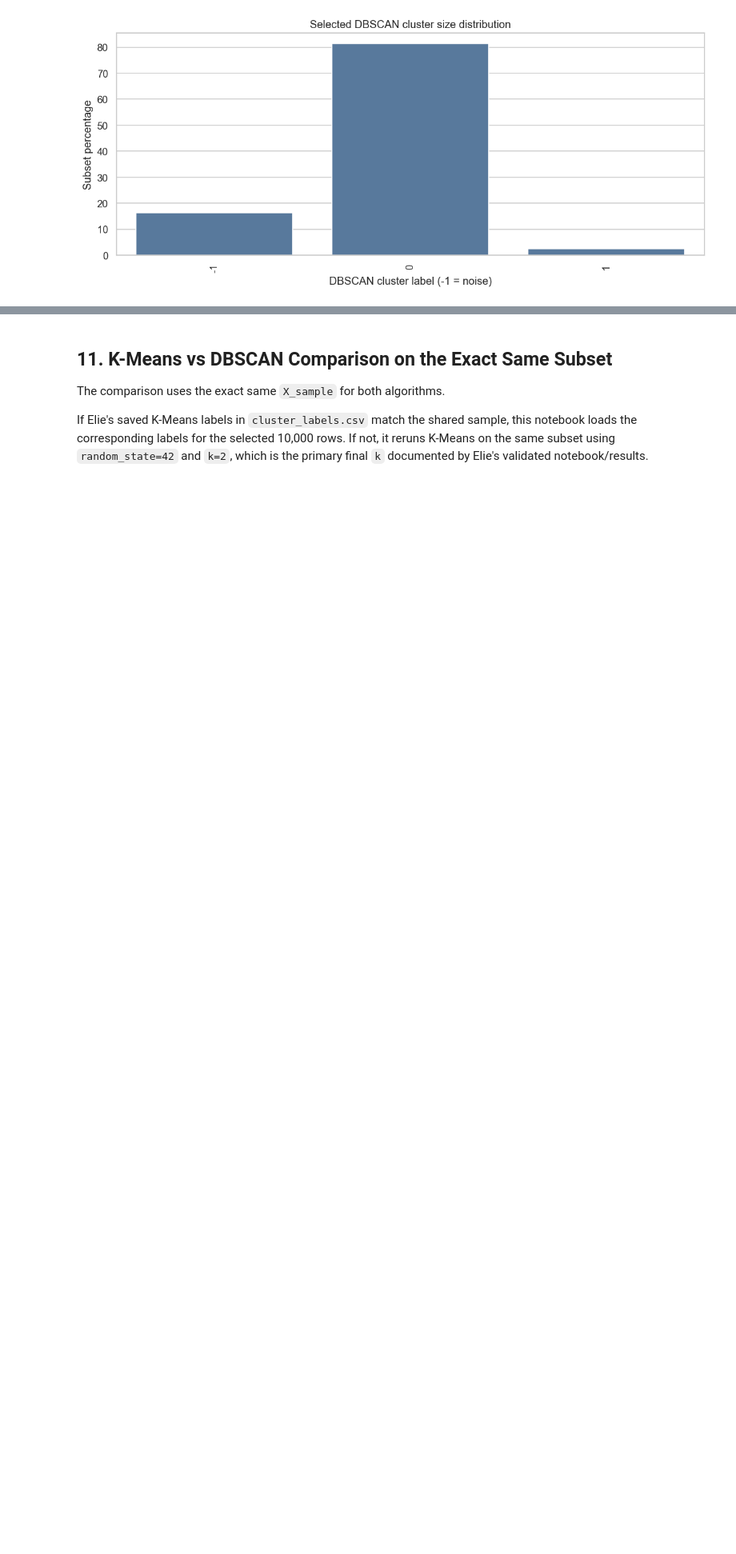
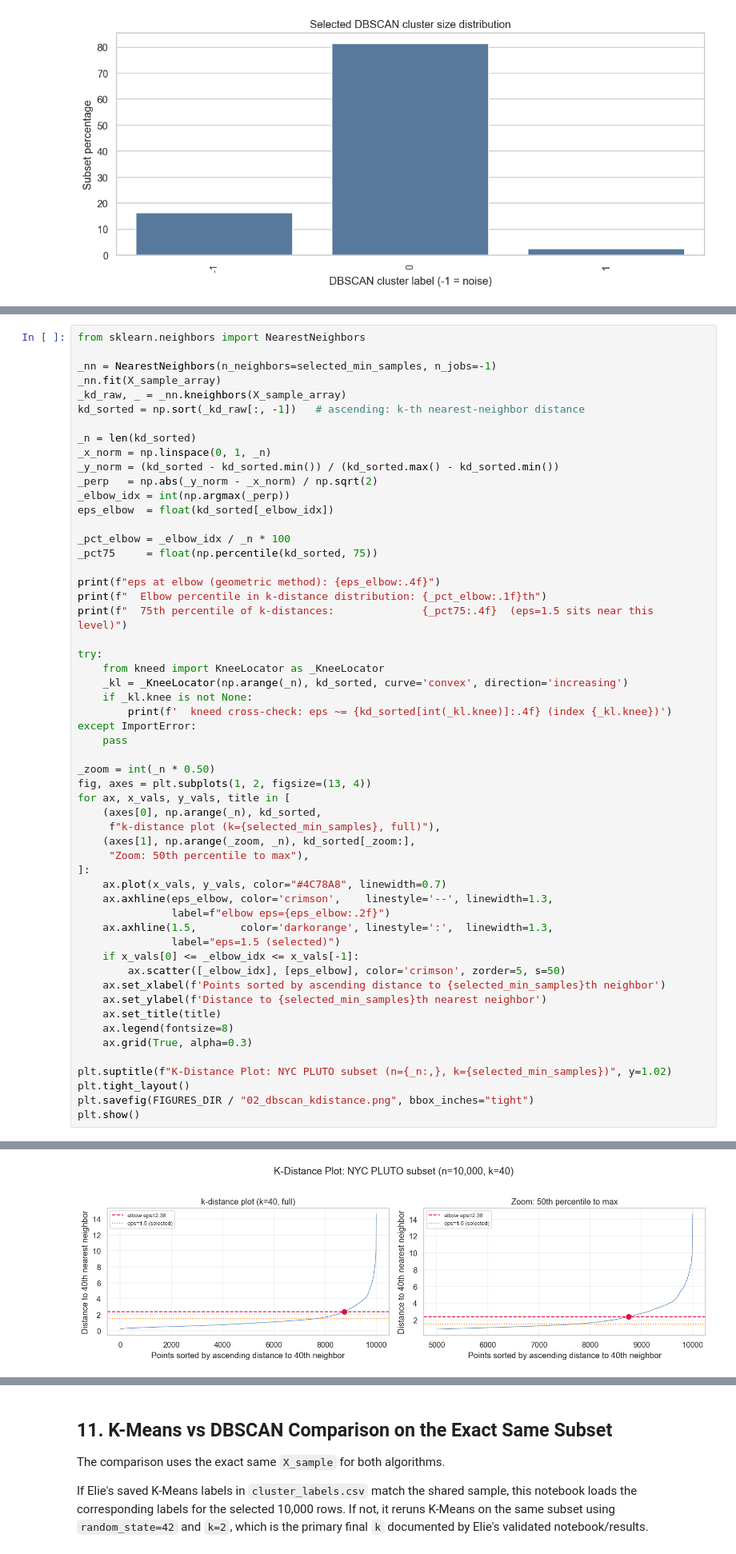
Before and after one commit to ouriouahba-crypto/nyc-pluto-clustering, a Jupyter notebook: notebooks/02_clustering/processing_and_clustering.ipynb, the cells around one changed output, grey strips where cells are left out. Shown at 80% size. Drawn from its saved outputs; the diff is of its cells as text; blank space fills up the shorter version.

```diff
--- a/notebooks/02_clustering/processing_and_clustering.ipynb
+++ b/notebooks/02_clustering/processing_and_clustering.ipynb
@@ -1888,0 +1925,56 @@ plt.show()
+# %%
+from sklearn.neighbors import NearestNeighbors
+
+_nn = NearestNeighbors(n_neighbors=selected_min_samples, n_jobs=-1)
+_nn.fit(X_sample_array)
+_kd_raw, _ = _nn.kneighbors(X_sample_array)
+kd_sorted = np.sort(_kd_raw[:, -1])   # ascending: k-th nearest-neighbor distance
+
+_n = len(kd_sorted)
+_x_norm = np.linspace(0, 1, _n)
+_y_norm = (kd_sorted - kd_sorted.min()) / (kd_sorted.max() - kd_sorted.min())
+_perp   = np.abs(_y_norm - _x_norm) / np.sqrt(2)
+_elbow_idx = int(np.argmax(_perp))
+eps_elbow  = float(kd_sorted[_elbow_idx])
+
+_pct_elbow = _elbow_idx / _n * 100
+_pct75     = float(np.percentile(kd_sorted, 75))
+
+print(f"eps at elbow (geometric method): {eps_elbow:.4f}")
+print(f"  Elbow percentile in k-distance distribution: {_pct_elbow:.1f}th")
+print(f"  75th percentile of k-distances:              {_pct75:.4f}  (eps=1.5 sits near this level)")
+
+try:
+    from kneed import KneeLocator as _KneeLocator
+    _kl = _KneeLocator(np.arange(_n), kd_sorted, curve='convex', direction='increasing')
+    if _kl.knee is not None:
+        print(f'  kneed cross-check: eps ~= {kd_sorted[int(_kl.knee)]:.4f} (index {_kl.knee})')
+except ImportError:
+    pass
+
+_zoom = int(_n * 0.50)
+fig, axes = plt.subplots(1, 2, figsize=(13, 4))
+for ax, x_vals, y_vals, title in [
+    (axes[0], np.arange(_n), kd_sorted,
+     f"k-distance plot (k={selected_min_samples}, full)"),
+    (axes[1], np.arange(_zoom, _n), kd_sorted[_zoom:],
+     "Zoom: 50th percentile to max"),
+]:
+    ax.plot(x_vals, y_vals, color="#4C78A8", linewidth=0.7)
+    ax.axhline(eps_elbow, color='crimson',    linestyle='--', linewidth=1.3,
+               label=f"elbow eps={eps_elbow:.2f}")
+    ax.axhline(1.5,       color='darkorange', linestyle=':',  linewidth=1.3,
+               label="eps=1.5 (selected)")
+    if x_vals[0] <= _elbow_idx <= x_vals[-1]:
+        ax.scatter([_elbow_idx], [eps_elbow], color='crimson', zorder=5, s=50)
+    ax.set_xlabel(f'Points sorted by ascending distance to {selected_min_samples}th neighbor')
+    ax.set_ylabel(f'Distance to {selected_min_samples}th nearest neighbor')
+    ax.set_title(title)
+    ax.legend(fontsize=8)
+    ax.grid(True, alpha=0.3)
+
+plt.suptitle(f"K-Distance Plot: NYC PLUTO subset (n={_n:,}, k={selected_min_samples})", y=1.02)
+plt.tight_layout()
+plt.savefig(FIGURES_DIR / "02_dbscan_kdistance.png", bbox_inches="tight")
+plt.show()
+# %% [output]
@@ -1888,0 +1984 @@ plt.show()
+[figure, added]
```
Also changed, not shown: parts of 11 cells of this notebook, 1 other file.
